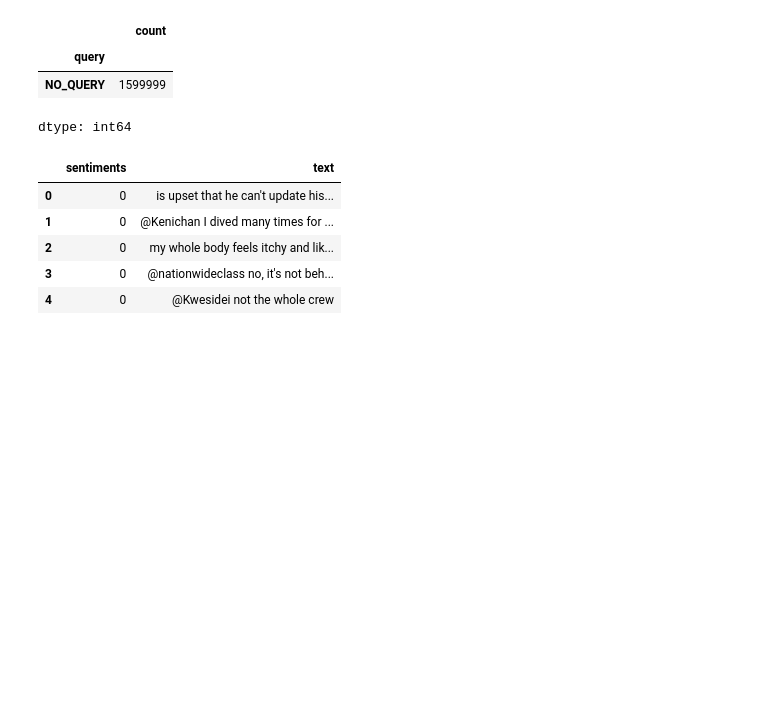
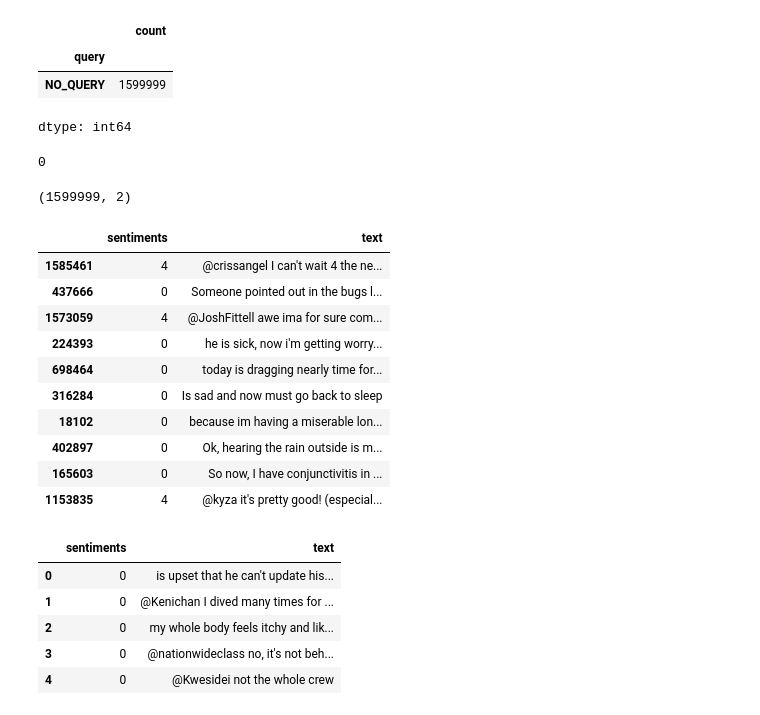
Before and after one commit to Himanshu0518/NLP, a Jupyter notebook: Sentiment_analysis.ipynb, the cells around one changed output. Drawn from its saved outputs; the diff is of its cells as text; code cells hidden in the pictures; blank space fills up the shorter version.

```diff
--- a/Sentiment_analysis.ipynb
+++ b/Sentiment_analysis.ipynb
@@ -75,6 +76,31 @@ df['query'].value_counts()
 | query |  |
 | NO_QUERY | 1599999 |
 dtype: int64
+# %%
+df = df.drop(['id','date','query','user'] , axis = 1)
+# %%
+sum(df['text'].apply(len)<5)
+# %% [output]
+0
+# %%
+df = df[df['text'].apply(len)>5]
+df.shape
+# %% [output]
+(1599999, 2)
+# %%
+df.sample(10)
+# %% [output]
+|  | sentiments | text |
+| 1585461 | 4 | @crissangel I can't wait 4 the ne... |
+| 437666 | 0 | Someone pointed out in the bugs l... |
+| 1573059 | 4 | @JoshFittell awe ima for sure com... |
+| 224393 | 0 | he is sick, now i'm getting worry... |
+| 698464 | 0 | today is dragging nearly time for... |
+| 316284 | 0 | Is sad and now must go back to sleep |
+| 18102 | 0 | because im having a miserable lon... |
+| 402897 | 0 | Ok, hearing the rain outside is m... |
+| 165603 | 0 | So now, I have conjunctivitis in ... |
+| 1153835 | 4 | @kyza it's pretty good! (especial... |
 # %%
 df.head()
 # %% [output]
```
Also changed, not shown: parts of 30 cells of this notebook.
